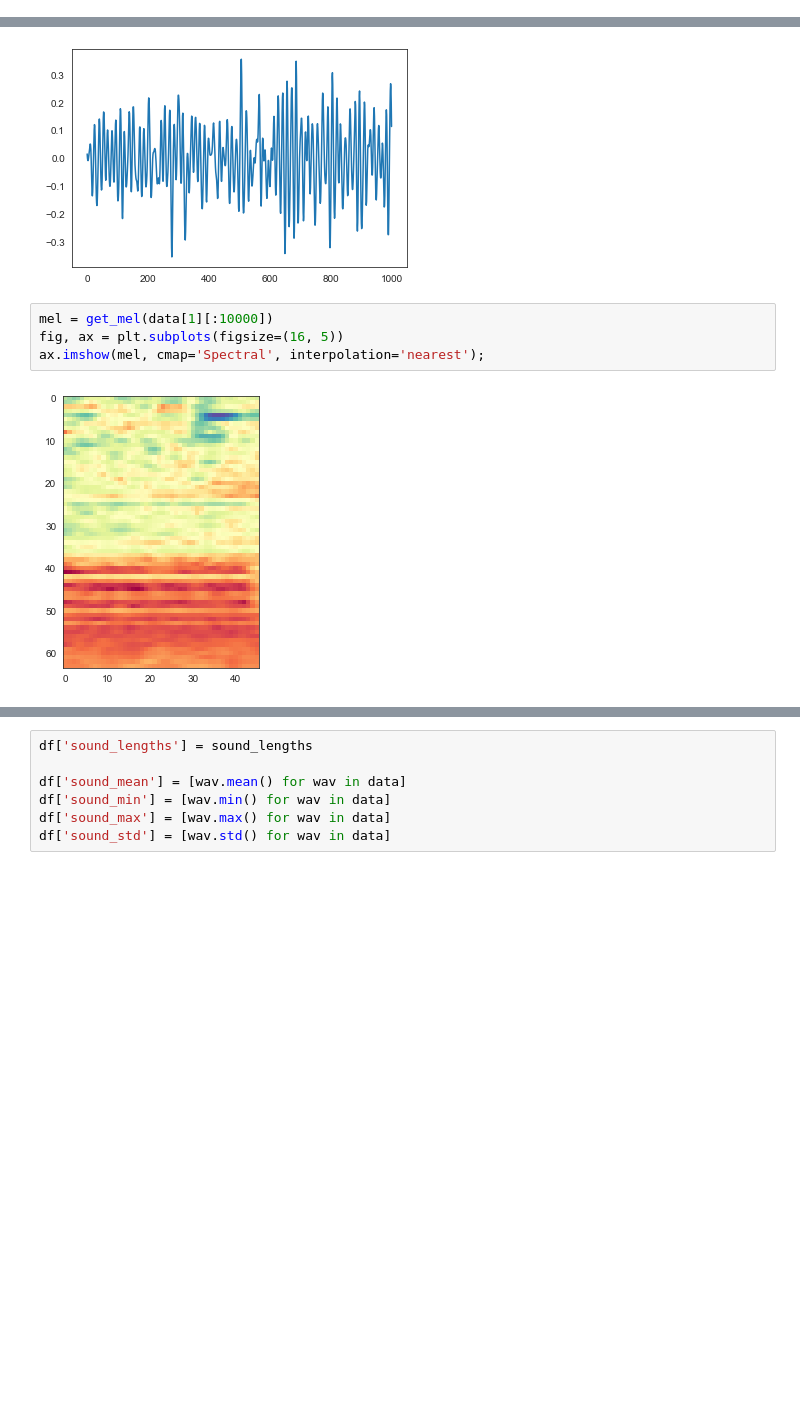
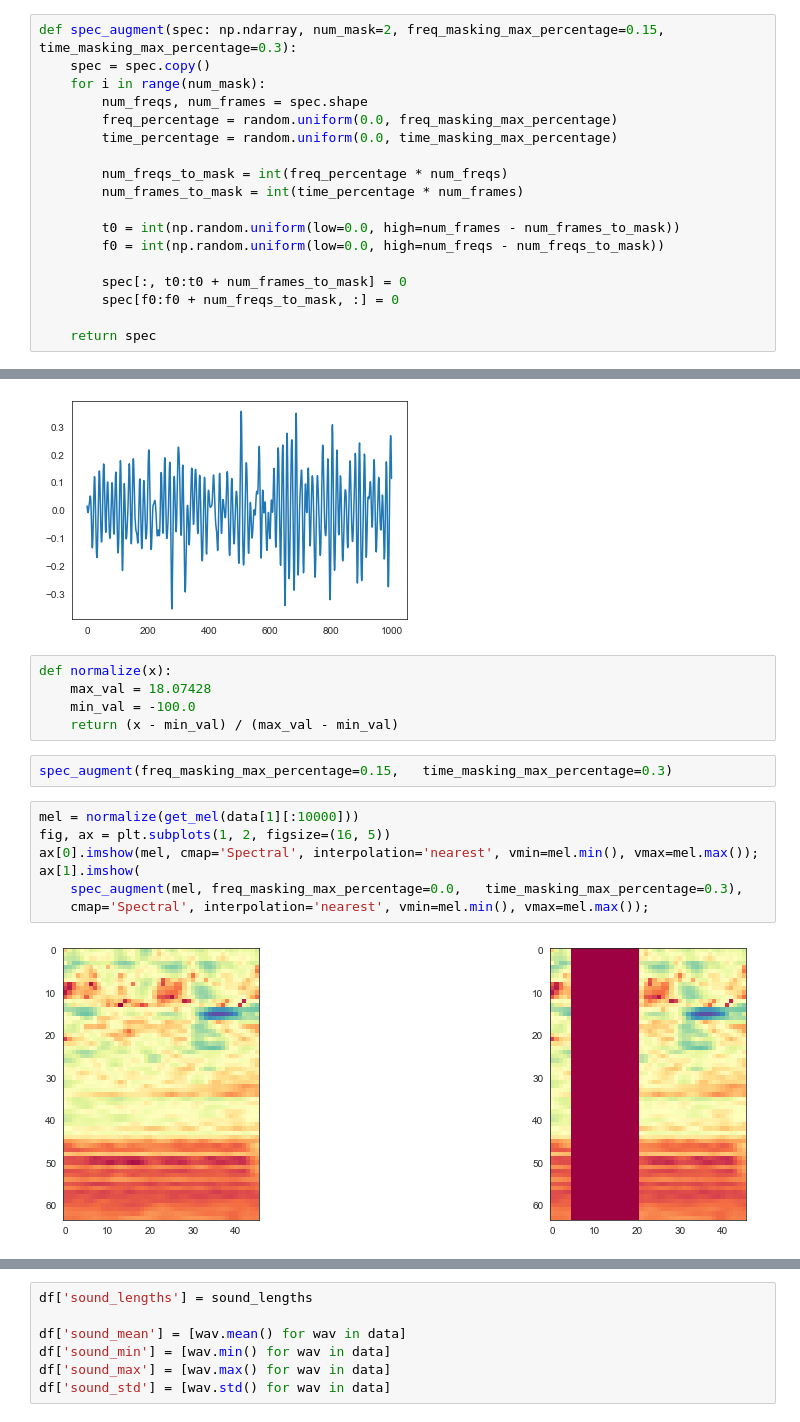
Before and after one commit to ningeen/torque_topcoder, a Jupyter notebook: EDA/EDA.ipynb, the cells around one changed output, grey strips where cells are left out. Drawn from its saved outputs; the diff is of its cells as text; blank space fills up the shorter version.

```diff
--- a/EDA/EDA.ipynb
+++ b/EDA/EDA.ipynb
@@ -106,6 +101,24 @@ def get_mel(wav):
     )
     logmel = librosa.core.power_to_db(melspec)
     return logmel
+# %%
+def spec_augment(spec: np.ndarray, num_mask=2, freq_masking_max_percentage=0.15, time_masking_max_percentage=0.3):
+    spec = spec.copy()
+    for i in range(num_mask):
+        num_freqs, num_frames = spec.shape
+        freq_percentage = random.uniform(0.0, freq_masking_max_percentage)
+        time_percentage = random.uniform(0.0, time_masking_max_percentage)
+
+        num_freqs_to_mask = int(freq_percentage * num_freqs)
+        num_frames_to_mask = int(time_percentage * num_frames)
+
+        t0 = int(np.random.uniform(low=0.0, high=num_frames - num_frames_to_mask))
+        f0 = int(np.random.uniform(low=0.0, high=num_freqs - num_freqs_to_mask))
+
+        spec[:, t0:t0 + num_frames_to_mask] = 0
+        spec[f0:f0 + num_freqs_to_mask, :] = 0
+
+    return spec
 # %%
 data = read_wav_files(sound_path)
 # %%
@@ -138,9 +151,19 @@ plt.plot(data[0][:1000])
 # %% [output]
 [<matplotlib.lines.Line2D at 0x...>]
 [figure]
+# %%
+def normalize(x):
+    max_val = 18.07428
+    min_val = -100.0
+    return (x - min_val) / (max_val - min_val)
+# %%
+spec_augment(freq_masking_max_percentage=0.15,   time_masking_max_percentage=0.3)
 # %%
-mel = get_mel(data[1][:10000])
-fig, ax = plt.subplots(figsize=(16, 5))
-ax.imshow(mel, cmap='Spectral', interpolation='nearest');
+mel = normalize(get_mel(data[1][:10000]))
+fig, ax = plt.subplots(1, 2, figsize=(16, 5))
+ax[0].imshow(mel, cmap='Spectral', interpolation='nearest', vmin=mel.min(), vmax=mel.max());
+ax[1].imshow(
+    spec_augment(mel, freq_masking_max_percentage=0.0,   time_masking_max_percentage=0.3),
+    cmap='Spectral', interpolation='nearest', vmin=mel.min(), vmax=mel.max());
 # %% [output]
-[figure, old version]
+[figure, new version]
```
Also changed, not shown: parts of 8 cells of this notebook, 4 other files.
